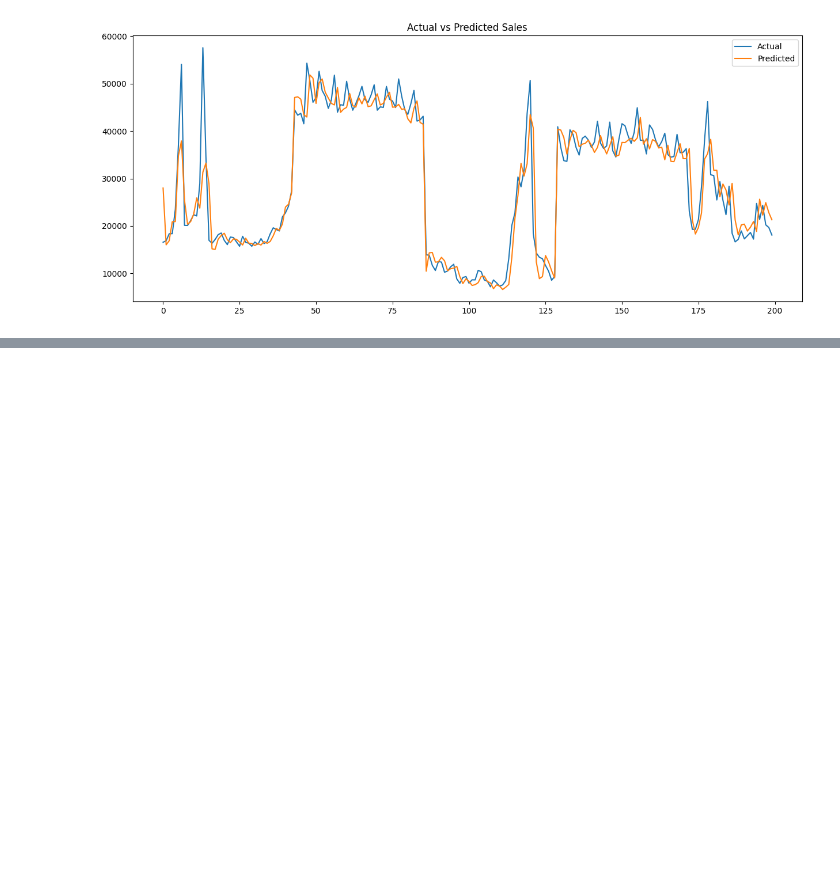
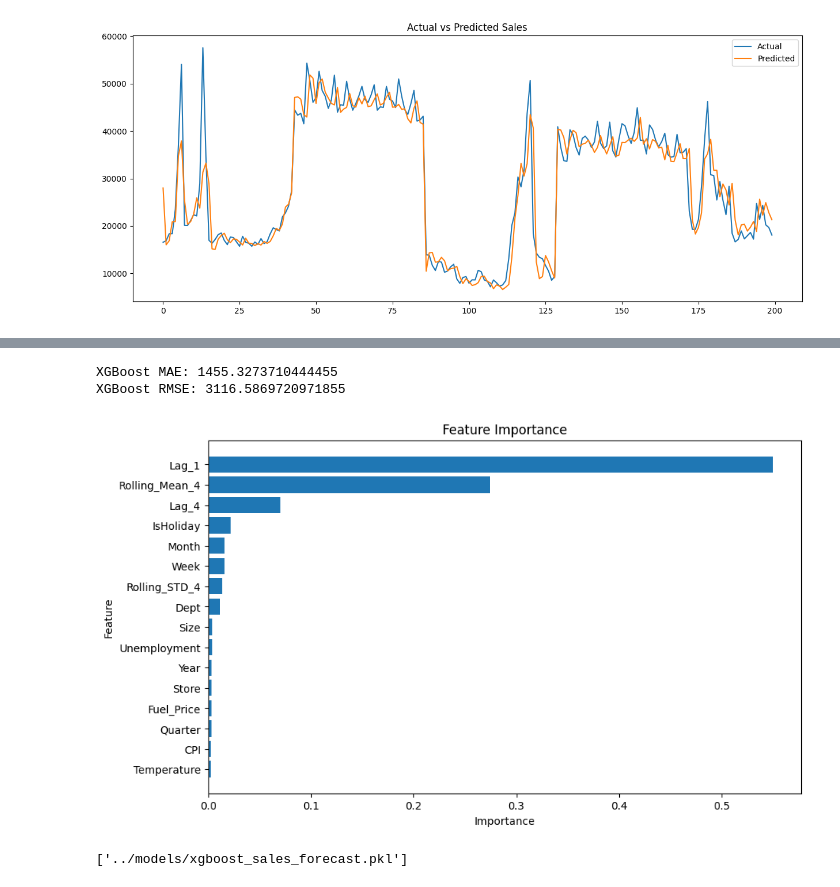
Before and after one commit to Aravindd222/Sales-Forecasting-Demand-Intelligence-Platform, a Jupyter notebook: notebooks/eda.ipynb, the cells around one changed output, grey strips where cells are left out. Saved outputs shown, nothing was run; the diff lists cells and outputs as text; code cells hidden in the pictures; blank space fills up the shorter version.

Commit message:
Initial ML forecasting deployment

```diff
--- a/notebooks/eda.ipynb
+++ b/notebooks/eda.ipynb
@@ -462,3 +462,15 @@ plt.title('Actual vs Predicted Sales')
 plt.show()
 # %% [output]
 [figure]
+# %%
+#hyperparameter tuning
+xgb_model = XGBRegressor(
+    n_estimators=300,
+    learning_rate=0.05,
+    max_depth=8,
+    subsample=0.8,
+    colsample_bytree=0.8,
+    random_state=42
+)
+# %%
+xgb_model.fit(X_train,y_train)
@@ -464,0 +491,45 @@ plt.show()
+# %%
+xgb_mae = mean_absolute_error(y_test, xgb_preds)
+
+xgb_rmse = np.sqrt(mean_squared_error(y_test, xgb_preds))
+
+print("XGBoost MAE:", xgb_mae)
+print("XGBoost RMSE:", xgb_rmse)
+# %% [output]
+XGBoost MAE: 1455.3273710444455
+XGBoost RMSE: 3116.5869720971855
+# %%
+importance = xgb_model.feature_importances_
+
+feature_importance = pd.DataFrame({
+    'Feature': features,
+    'Importance': importance
+})
+
+feature_importance = feature_importance.sort_values(
+    by='Importance',
+    ascending = False
+)
+
+plt.figure(figsize=(10,6))
+
+plt.barh(
+    feature_importance['Feature'],
+    feature_importance['Importance']
+)
+
+plt.xlabel('Importance')
+plt.ylabel('Feature')
+plt.title('Feature Importance')
+
+plt.gca().invert_yaxis() #normally, smallest feature o top so to switch to most important feature appears at top
+
+plt.show()
+# %% [output]
+[figure, added]
+# %%
+#save model
+import joblib
+joblib.dump(xgb_model, "../models/xgboost_sales_forecast.pkl")
+# %% [output]
+['../models/xgboost_sales_forecast.pkl']
```
Also changed, not shown: parts of 8 cells of this notebook, 8 other files.
